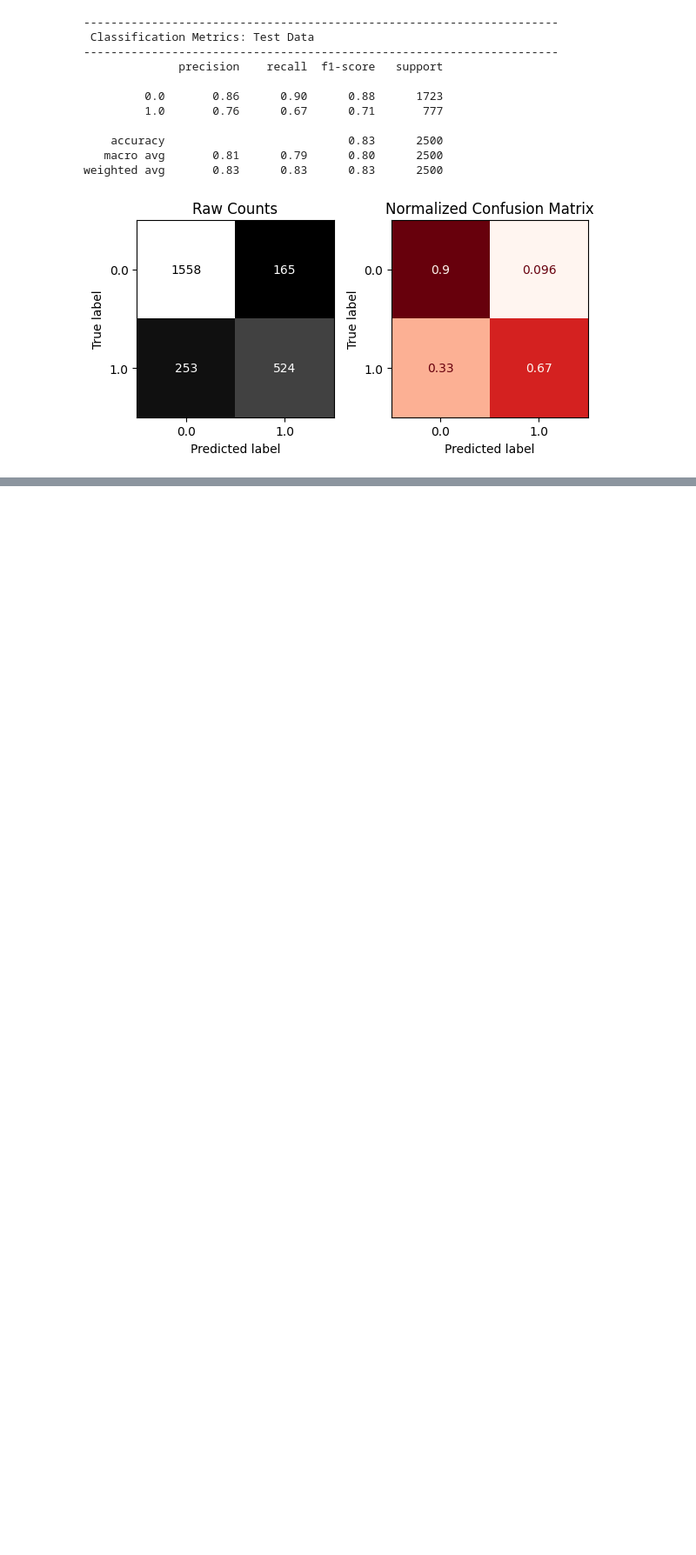
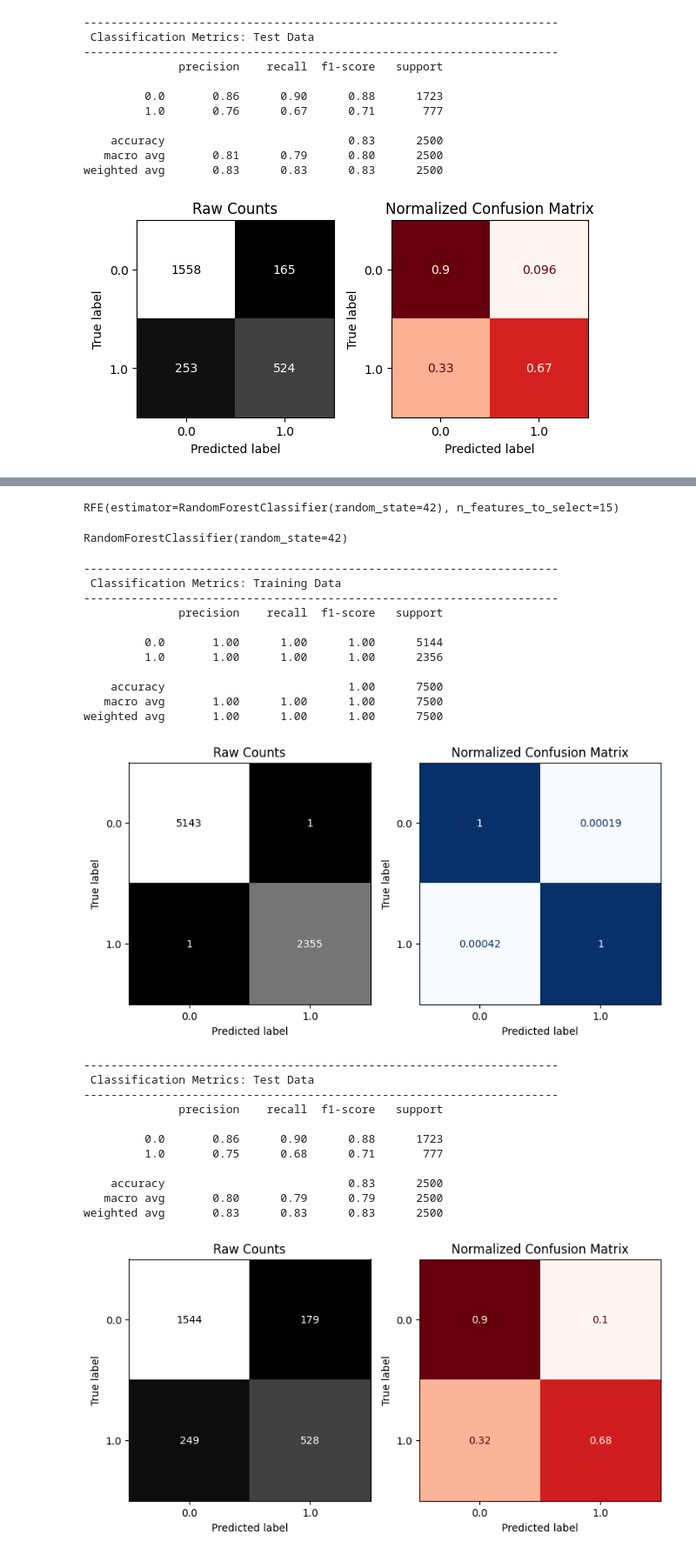
Before and after one commit to baraa-hakawati/Car-Insurance-Claim-Analysis, a Jupyter notebook: Car_Insurance_Claim_Analysis.ipynb, the cells around one changed output, grey strips where cells are left out. Shown at 87% size. Drawn from its saved outputs; the diff is of its cells as text; code cells hidden in the pictures; blank space fills up the shorter version.

```diff
--- a/Car_Insurance_Claim_Analysis.ipynb
+++ b/Car_Insurance_Claim_Analysis.ipynb
@@ -505,0 +621,51 @@ for feature in top_features:
+# %%
+from sklearn.feature_selection import RFE
+estimator = RandomForestClassifier(random_state=42)
+selector = RFE(estimator, n_features_to_select=15, step=1)
+selector.fit(X_train_enhanced, y_train)
+# %% [output]
+RFE(estimator=RandomForestClassifier(random_state=42), n_features_to_select=15)
+# %%
+X_train_selected = selector.transform(X_train_enhanced)
+X_test_selected = selector.transform(X_test_enhanced)
+# %%
+final_model = RandomForestClassifier(random_state=42)
+final_model.fit(X_train_selected, y_train)
+# %% [output]
+RandomForestClassifier(random_state=42)
+# %%
+final_results = evaluate_classification(
+    final_model,
+    X_train_selected, y_train,
+    X_test_selected, y_test,
+    figsize=(8, 4),
+    normalize='true',
+    output_dict=True,
+    cmap_train='Blues',
+    cmap_test="Reds"
+)
+# %% [output]
+----------------------------------------------------------------------
+ Classification Metrics: Training Data
+----------------------------------------------------------------------
+              precision    recall  f1-score   support
+
+         0.0       1.00      1.00      1.00      5144
+         1.0       1.00      1.00      1.00      2356
+
+    accuracy                           1.00      7500
+   macro avg       1.00      1.00      1.00      7500
+weighted avg       1.00      1.00      1.00      7500
+[figure, added]
+----------------------------------------------------------------------
+ Classification Metrics: Test Data
+----------------------------------------------------------------------
+              precision    recall  f1-score   support
+
+         0.0       0.86      0.90      0.88      1723
+         1.0       0.75      0.68      0.71       777
+
+    accuracy                           0.83      2500
+   macro avg       0.80      0.79      0.79      2500
+weighted avg       0.83      0.83      0.83      2500
+[figure, added]
```
Also changed, not shown: parts of 14 cells of this notebook.
